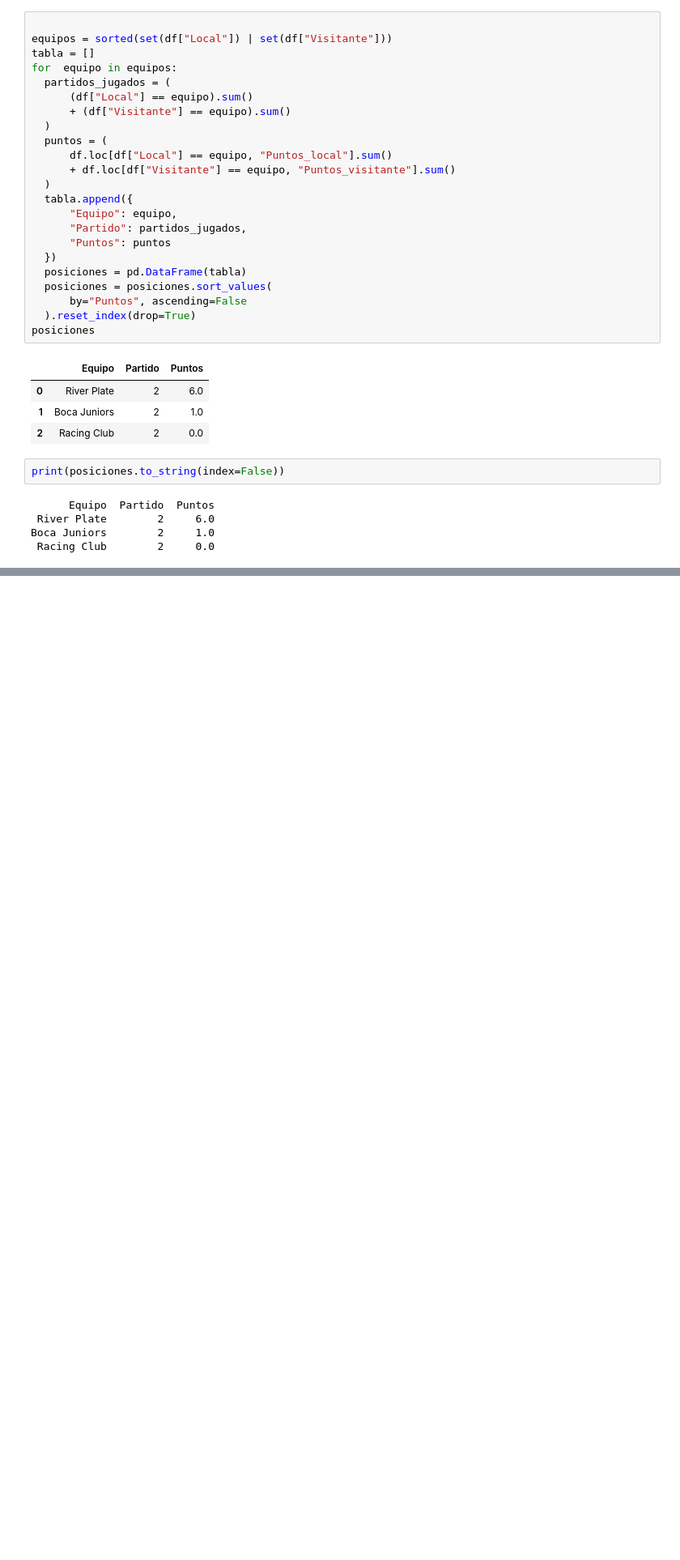
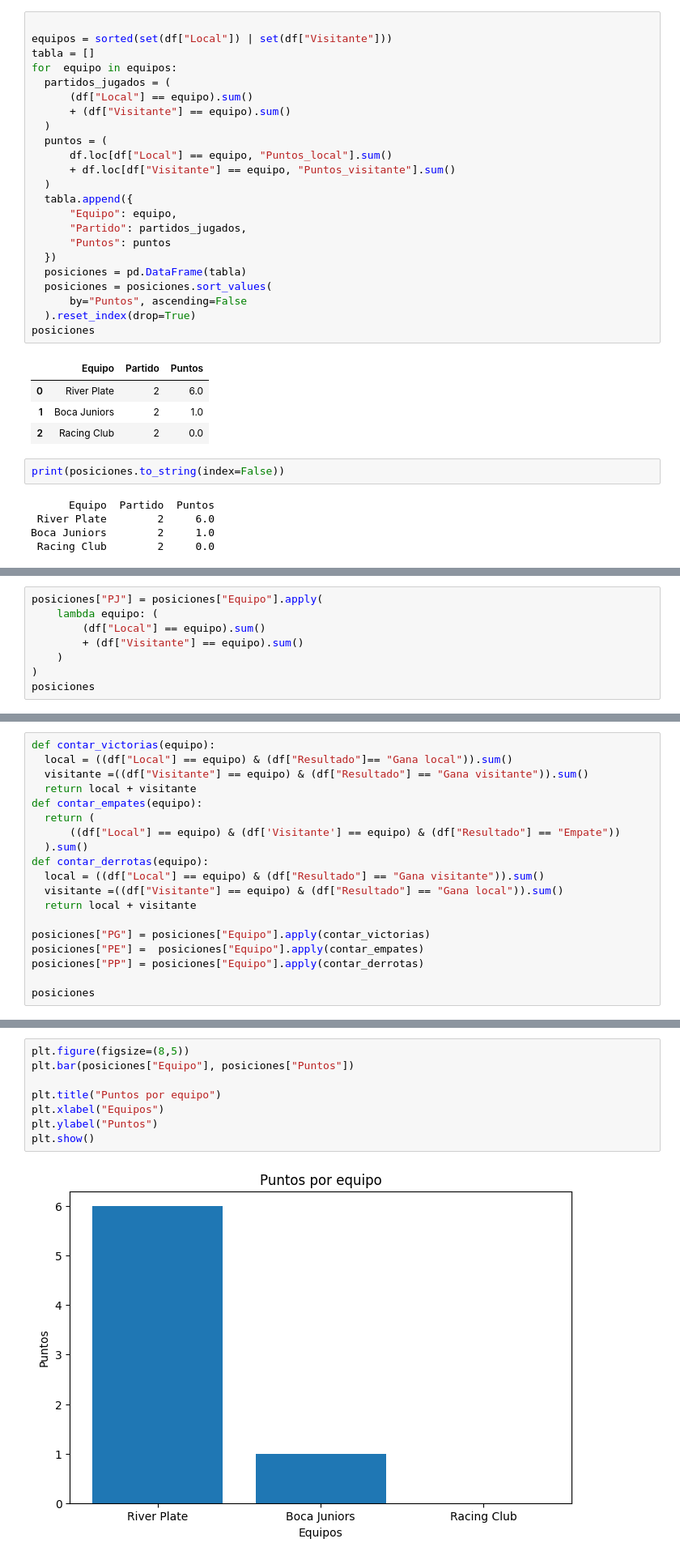
Before and after one commit to Carhl89/An-lisis-Futbol-Argentino, a Jupyter notebook: analisis_futbol_argentino.ipynb, the cells around one changed output, grey strips where cells are left out. Shown at 81% size. Cells and saved outputs as stored; diff of their text form; blank space fills up the shorter version.

```diff
--- a/analisis_futbol_argentino.ipynb
+++ b/analisis_futbol_argentino.ipynb
@@ -151,0 +188,8 @@ Boca Juniors        2     1.0
+# %%
+posiciones["PJ"] = posiciones["Equipo"].apply(
+    lambda equipo: (
+        (df["Local"] == equipo).sum()
+        + (df["Visitante"] == equipo).sum()
+    )
+)
+posiciones
@@ -151,0 +201,19 @@ Boca Juniors        2     1.0
+# %%
+def contar_victorias(equipo):
+  local = ((df["Local"] == equipo) & (df["Resultado"]== "Gana local")).sum()
+  visitante =((df["Visitante"] == equipo) & (df["Resultado"] == "Gana visitante")).sum()
+  return local + visitante
+def contar_empates(equipo):
+  return (
+      ((df["Local"] == equipo) & (df['Visitante'] == equipo) & (df["Resultado"] == "Empate"))
+  ).sum()
+def contar_derrotas(equipo):
+  local = ((df["Local"] == equipo) & (df["Resultado"] == "Gana visitante")).sum()
+  visitante =((df["Visitante"] == equipo) & (df["Resultado"] == "Gana local")).sum()
+  return local + visitante
+
+posiciones["PG"] = posiciones["Equipo"].apply(contar_victorias)
+posiciones["PE"] =  posiciones["Equipo"].apply(contar_empates)
+posiciones["PP"] = posiciones["Equipo"].apply(contar_derrotas)
+
+posiciones
@@ -151,0 +227,10 @@ Boca Juniors        2     1.0
+# %%
+plt.figure(figsize=(8,5))
+plt.bar(posiciones["Equipo"], posiciones["Puntos"])
+
+plt.title("Puntos por equipo")
+plt.xlabel("Equipos")
+plt.ylabel("Puntos")
+plt.show()
+# %% [output]
+[figure, added]
```
Also changed, not shown: parts of 7 cells of this notebook.
